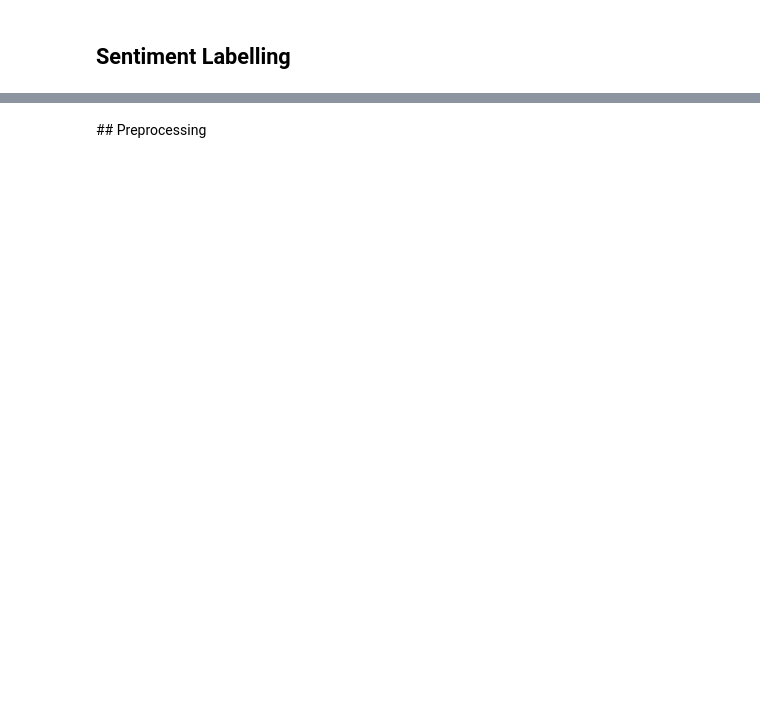
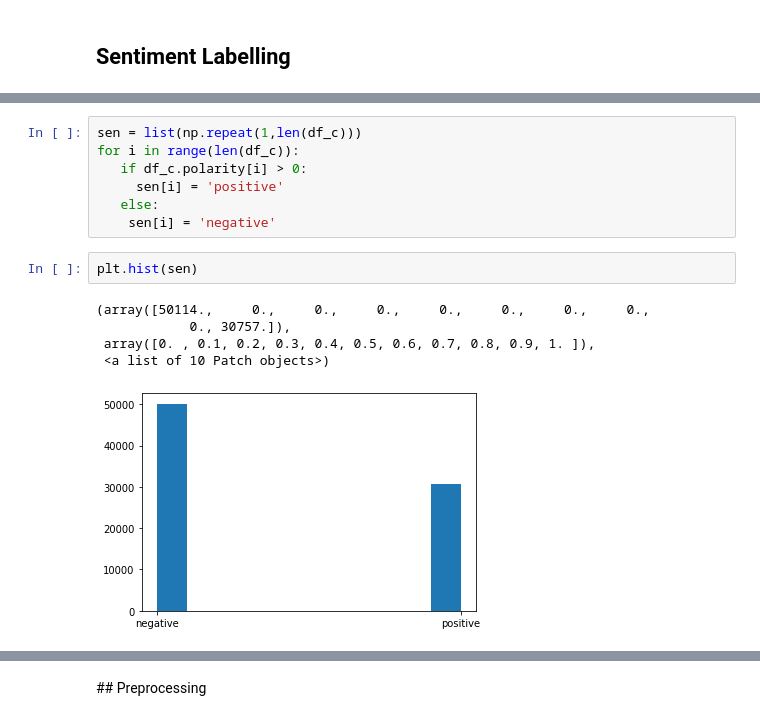
Before and after one commit to filopacio/NaturalLanguagePandemic, a Jupyter notebook: ebola_vs_covid_nlp.ipynb, the cells around one changed output, grey strips where cells are left out. Saved outputs shown, nothing was run; the diff lists cells and outputs as text; blank space fills up the shorter version.

```diff
--- a/ebola_vs_covid_nlp.ipynb
+++ b/ebola_vs_covid_nlp.ipynb
@@ -169,0 +287,15 @@ df_e['polarity'] =  [sentiment_covid[i].get('score') for i in range(len(sentimen
+# %%
+sen = list(np.repeat(1,len(df_c)))
+for i in range(len(df_c)):
+   if df_c.polarity[i] > 0:
+     sen[i] = 'positive'
+   else:
+    sen[i] = 'negative'
+# %%
+plt.hist(sen)
+# %% [output]
+(array([50114.,     0.,     0.,     0.,     0.,     0.,     0.,     0.,
+            0., 30757.]),
+ array([0. , 0.1, 0.2, 0.3, 0.4, 0.5, 0.6, 0.7, 0.8, 0.9, 1. ]),
+ <a list of 10 Patch objects>)
+[figure, added]
```
Also changed, not shown: parts of 109 cells of this notebook.
